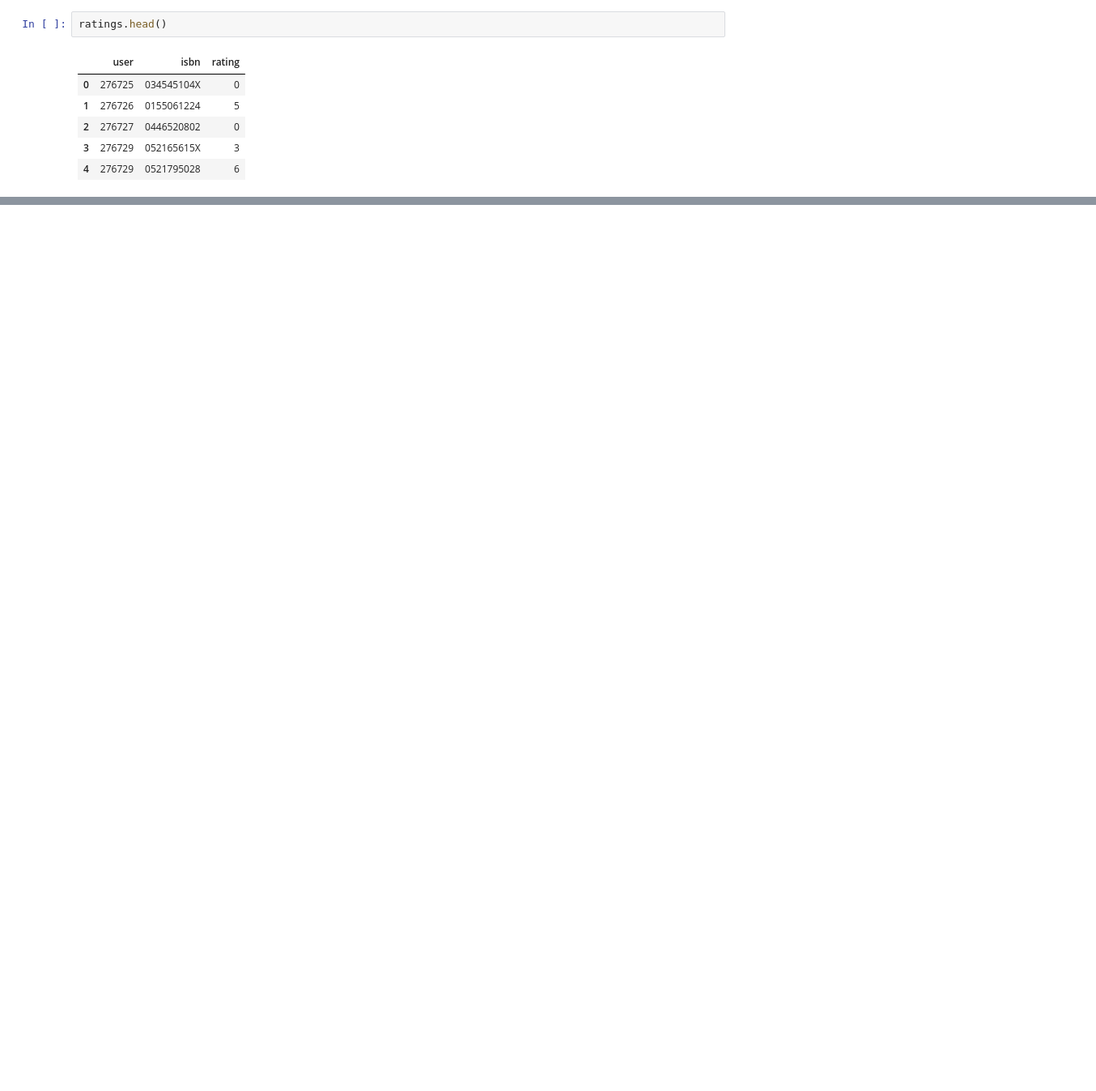
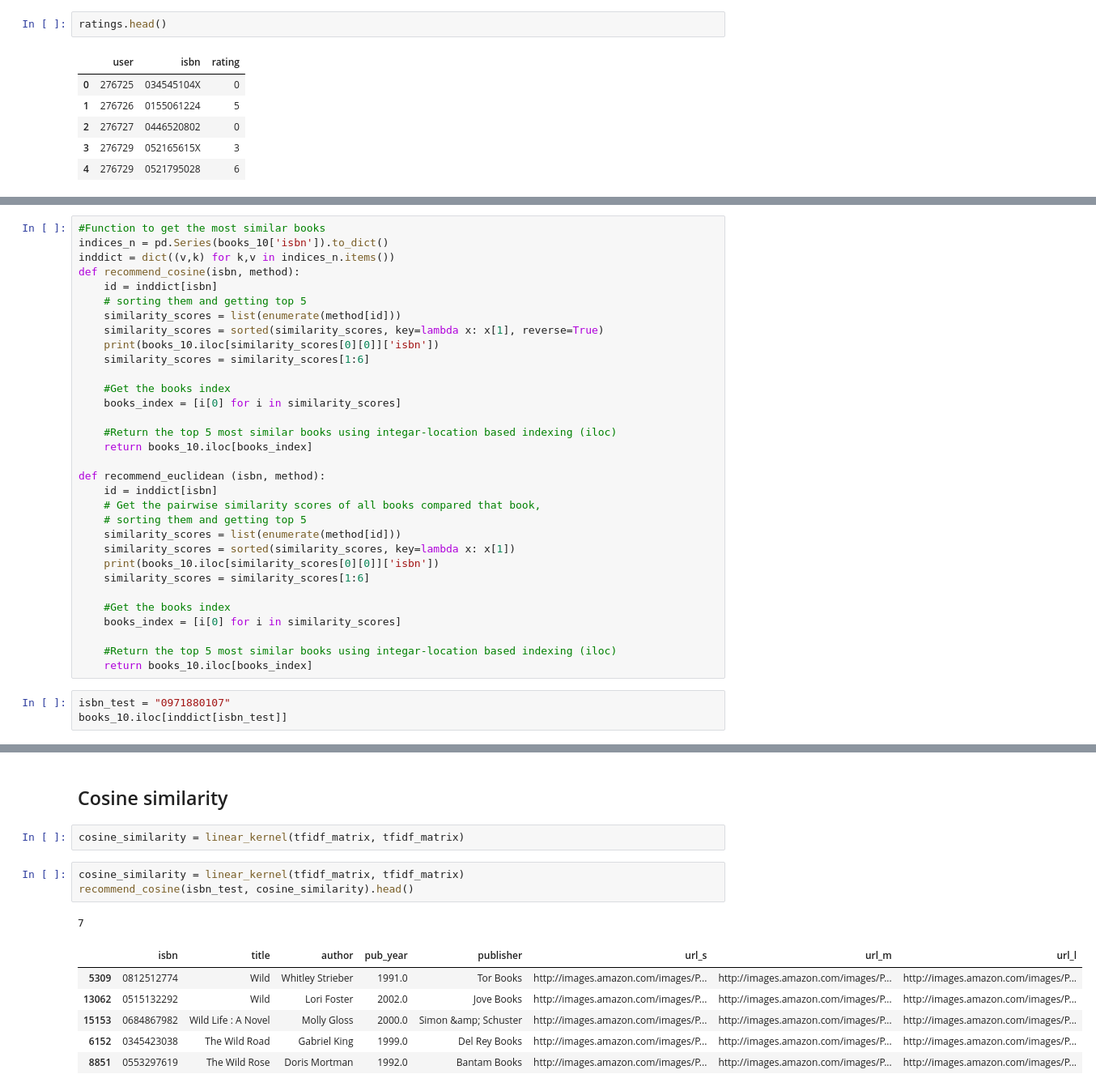
Before and after one commit to stuithcm/myrep, a Jupyter notebook: content_based_approach1.ipynb, the cells around one changed output, grey strips where cells are left out. Shown at 81% size. Drawn from its saved outputs; the diff is of its cells as text; blank space fills up the shorter version.

Commit message:
[IMP] Improve recommendation system

```diff
--- a/content_based_approach1.ipynb
+++ b/content_based_approach1.ipynb
@@ -79,0 +74,35 @@ Sử dụng công thức cosin để tính khoảng cách giữa các item
+# %%
+#Function to get the most similar books
+indices_n = pd.Series(books_10['isbn']).to_dict()
+inddict = dict((v,k) for k,v in indices_n.items())
+def recommend_cosine(isbn, method):
+    id = inddict[isbn]
+    # sorting them and getting top 5
+    similarity_scores = list(enumerate(method[id]))
+    similarity_scores = sorted(similarity_scores, key=lambda x: x[1], reverse=True)
+    print(books_10.iloc[similarity_scores[0][0]]['isbn'])
+    similarity_scores = similarity_scores[1:6]
+
+    #Get the books index
+    books_index = [i[0] for i in similarity_scores]
+
+    #Return the top 5 most similar books using integar-location based indexing (iloc)
+    return books_10.iloc[books_index]
+
+def recommend_euclidean (isbn, method):
+    id = inddict[isbn]
+    # Get the pairwise similarity scores of all books compared that book,
+    # sorting them and getting top 5
+    similarity_scores = list(enumerate(method[id]))
+    similarity_scores = sorted(similarity_scores, key=lambda x: x[1])
+    print(books_10.iloc[similarity_scores[0][0]]['isbn'])
+    similarity_scores = similarity_scores[1:6]
+
+    #Get the books index
+    books_index = [i[0] for i in similarity_scores]
+
+    #Return the top 5 most similar books using integar-location based indexing (iloc)
+    return books_10.iloc[books_index]
+# %%
+isbn_test = "0971880107"
+books_10.iloc[inddict[isbn_test]]
@@ -79,0 +119,15 @@ Sử dụng công thức cosin để tính khoảng cách giữa các item
+# %% [markdown]
+## Cosine similarity
+# %%
+cosine_similarity = linear_kernel(tfidf_matrix, tfidf_matrix)
+# %%
+cosine_similarity = linear_kernel(tfidf_matrix, tfidf_matrix)
+recommend_cosine(isbn_test, cosine_similarity).head()
+# %% [output]
+7
+|  | isbn | title | author | pub_year | publisher | url_s | url_m | url_l |
+| 5309 | 0812512774 | Wild | Whitley Strieber | 1991.0 | Tor Books | http://images.amazon.com/images/P... | http://images.amazon.com/images/P... | http://images.amazon.com/images/P... |
+| 13062 | 0515132292 | Wild | Lori Foster | 2002.0 | Jove Books | http://images.amazon.com/images/P... | http://images.amazon.com/images/P... | http://images.amazon.com/images/P... |
+| 15153 | 0684867982 | Wild Life : A Novel | Molly Gloss | 2000.0 | Simon &amp; Schuster | http://images.amazon.com/images/P... | http://images.amazon.com/images/P... | http://images.amazon.com/images/P... |
+| 6152 | 0345423038 | The Wild Road | Gabriel King | 1999.0 | Del Rey Books | http://images.amazon.com/images/P... | http://images.amazon.com/images/P... | http://images.amazon.com/images/P... |
+| 8851 | 0553297619 | The Wild Rose | Doris Mortman | 1992.0 | Bantam Books | http://images.amazon.com/images/P... | http://images.amazon.com/images/P... | http://images.amazon.com/images/P... |
```
Also changed, not shown: parts of 31 cells of this notebook.
